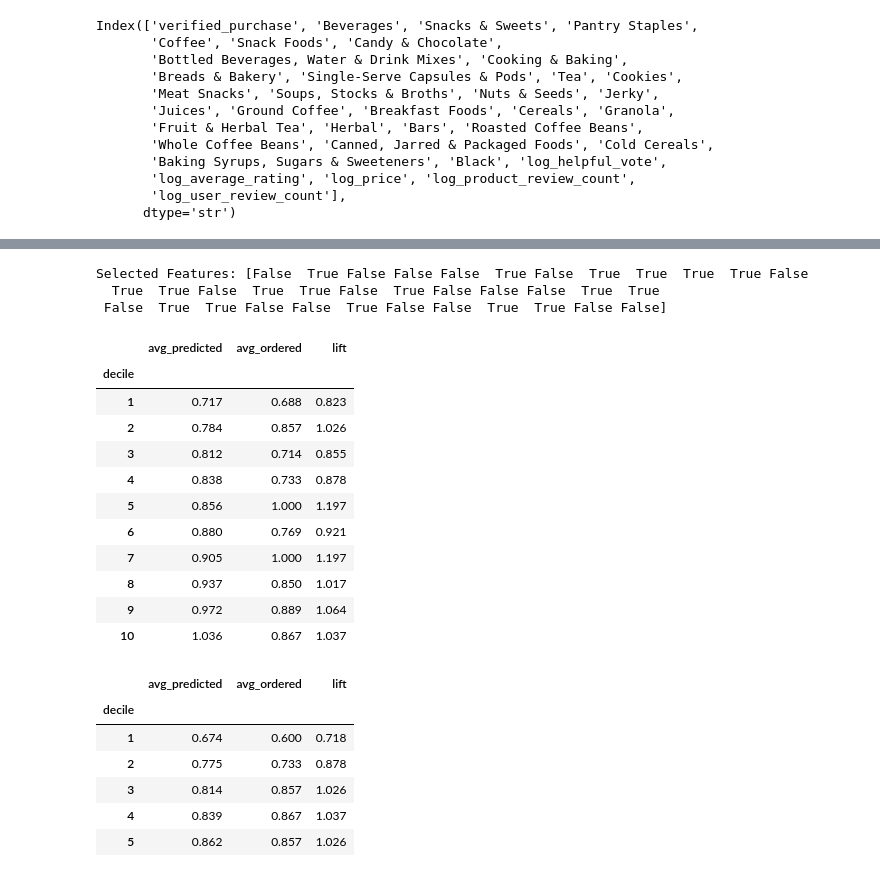
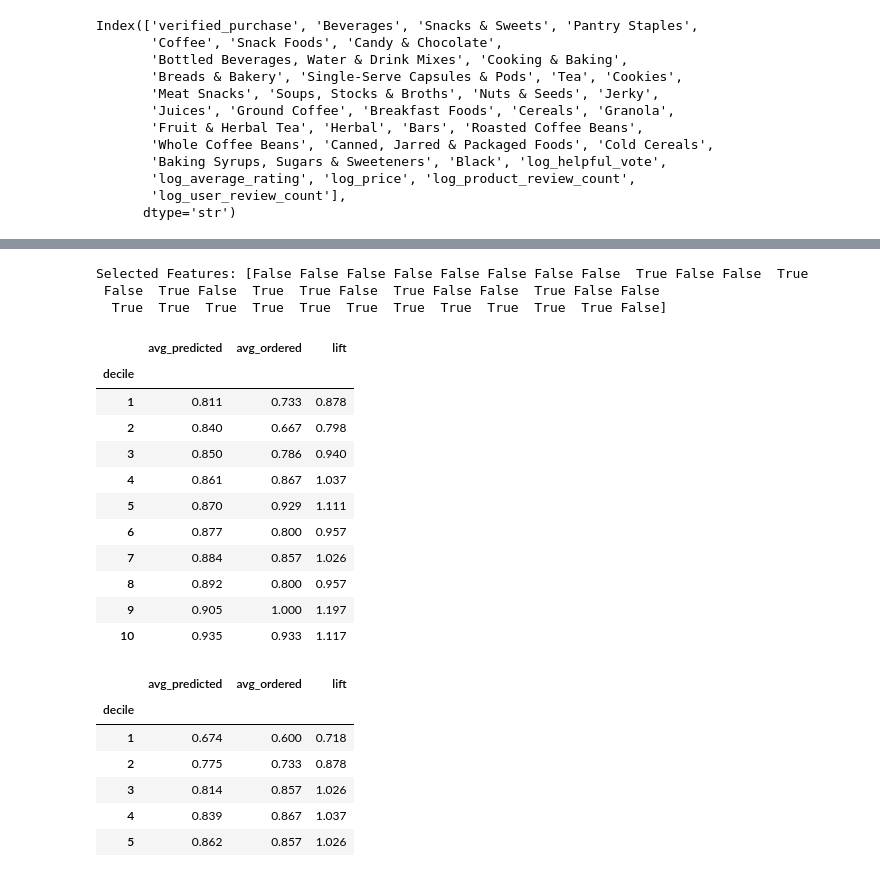
Before and after one commit to eghatzis0527/DX799---HW-Assignments, a Jupyter notebook: HW3.ipynb, the cells around one changed output, grey strips where cells are left out. Cells and saved outputs as stored; diff of their text form; code cells hidden in the pictures.

```diff
--- a/HW3.ipynb
+++ b/HW3.ipynb
@@ -227,7 +227,7 @@ X.head()
 X_train, X_test, y_train, y_test = train_test_split(X, y, test_size = 0.25, random_state = 42)
 
 # Alpha value came from hyperparameter tuning in Week 2
-model = Ridge(alpha = 0.03511191734215131)
+model = Ridge(alpha = 100)
 
 forward = SequentialFeatureSelector(model, direction = 'forward')
 
@@ -254,14 +254,16 @@ Index(['verified_purchase', 'Beverages', 'Snacks & Sweets', 'Pantry Staples',
        'log_user_review_count'],
       dtype='str')
 # %%
-X_train_forward = X_train[['Pantry Staples', 'Cooking & Baking', 'Tea', 'Meat Snacks', 'Nuts & Seeds', 'Jerky',
-'Ground Coffee', 'Fruit & Herbal Tea', 'Herbal', 'Roasted Coffee Beans', 'Whole Coffee Beans',
-'Canned, Jarred & Packaged Foods', 'Cold Cereals', 'Baking Syrups, Sugars & Sweeteners', 'Black', 'log_average_rating',
-'log_price', 'log_product_review_count']]
-X_test_forward = X_test[['Pantry Staples', 'Cooking & Baking', 'Tea', 'Meat Snacks', 'Nuts & Seeds', 'Jerky',
-'Ground Coffee', 'Fruit & Herbal Tea', 'Herbal', 'Roasted Coffee Beans', 'Whole Coffee Beans',
-'Canned, Jarred & Packaged Foods', 'Cold Cereals', 'Baking Syrups, Sugars & Sweeteners', 'Black', 'log_average_rating',
-'log_price', 'log_product_review_count']]
+X_train_forward = X_train[['Breads & Bakery', 'Cookies', 'Soups, Stocks & Broths', 'Jerky', 'Juices',
+                           'Breakfast Foods', 'Fruit & Herbal Tea', 'Roasted Coffee Beans', 'Whole Coffee Beans',
+                           'Canned, Jarred & Packaged Foods', 'Cold Cereals', 'Baking Syrups, Sugars & Sweeteners',
+                           'Black', 'log_helpful_vote', 'log_average_rating', 'log_price',
+                           'log_product_review_count', 'log_user_review_count']]
+X_test_forward = X_test[['Breads & Bakery', 'Cookies', 'Soups, Stocks & Broths', 'Jerky', 'Juices',
+                           'Breakfast Foods', 'Fruit & Herbal Tea', 'Roasted Coffee Beans', 'Whole Coffee Beans',
+                           'Canned, Jarred & Packaged Foods', 'Cold Cereals', 'Baking Syrups, Sugars & Sweeteners',
+                           'Black', 'log_helpful_vote', 'log_average_rating', 'log_price',
+                           'log_product_review_count', 'log_user_review_count']]
 
 model.fit(X_train_forward, y_train)
 
@@ -302,52 +304,54 @@ backward.fit(X_train, y_train)
 
 print(f'Selected Features: {backward.get_support()}')
 # %% [output]
-Selected Features: [False  True False False False  True False  True  True  True  True False
-  True  True False  True  True False  True False False False  True  True
- False  True  True False False  True False False  True  True False False]
+Selected Features: [False False False False False False False False  True False False  True
+ False  True False  True  True False  True False False  True False False
+  True  True  True  True  True  True  True  True  True  True  True False]
 # %%
-X_train_backward = X_train[['Beverages', 'Snack Foods', 'Bottled Beverages, Water & Drink Mixes', 'Cooking & Baking',
-                            'Breads & Bakery', 'Single-Serve Capsules & Pods', 'Cookies', 'Meat Snacks', 'Nuts & Seeds',
-                            'Jerky', 'Ground Coffee', 'Fruit & Herbal Tea', 'Herbal', 'Roasted Coffee Beans',
-                            'Whole Coffee Beans', 'Baking Syrups, Sugars & Sweeteners', 'log_average_rating', 'log_price']]
+X_train_backward = X_train[['Breads & Bakery', 'Cookies', 'Soups, Stocks & Broths', 'Jerky', 'Juices',
+                           'Breakfast Foods', 'Fruit & Herbal Tea', 'Roasted Coffee Beans', 'Whole Coffee Beans',
+                           'Canned, Jarred & Packaged Foods', 'Cold Cereals', 'Baking Syrups, Sugars & Sweeteners',
+                           'Black', 'log_helpful_vote', 'log_average_rating', 'log_price',
+                           'log_product_review_count', 'log_user_review_count']]
 
-X_test_backward = X_test[['Beverages', 'Snack Foods', 'Bottled Beverages, Water & Drink Mixes', 'Cooking & Baking',
-                            'Breads & Bakery', 'Single-Serve Capsules & Pods', 'Cookies', 'Meat Snacks', 'Nuts & Seeds',
-                            'Jerky', 'Ground Coffee', 'Fruit & Herbal Tea', 'Herbal', 'Roasted Coffee Beans',
-                            'Whole Coffee Beans', 'Baking Syrups, Sugars & Sweeteners', 'log_average_rating', 'log_price']]
+X_test_backward = X_test[['Breads & Bakery', 'Cookies', 'Soups, Stocks & Broths', 'Jerky', 'Juices',
+                           'Breakfast Foods', 'Fruit & Herbal Tea', 'Roasted Coffee Beans', 'Whole Coffee Beans',
+                           'Canned, Jarred & Packaged Foods', 'Cold Cereals', 'Baking Syrups, Sugars & Sweeteners',
+                           'Black', 'log_helpful_vote', 'log_average_rating', 'log_price',
+                           'log_product_review_count', 'log_user_review_count']]
 
 model.fit(X_train_backward, y_train)
 
 y_preds = model.predict(X_test_backward)
 
 values = pd.DataFrame({'Predicted' : y_preds, 'Actual' : y_test})
 
 values['decile'] = pd.qcut(values['Predicted'], q = 10, labels = False) + 1
 
 lift_table = values.groupby('decile').agg(avg_predicted = ('Predicted', 'mean'), avg_ordered = ('Actual', 'mean'))
 
 overall_ordered = y_test.mean()
 
 lift_table['lift'] = lift_table['avg_ordered']/overall_ordered
 
 lift_table['avg_predicted'] = lift_table['avg_predicted'].map(lambda x: f'{x:.3f}')
 lift_table['avg_ordered'] = lift_table['avg_ordered'].map(lambda x: f'{x:.3f}')
 lift_table['lift'] = lift_table['lift'].map(lambda x: f'{x:.3f}')
 
 lift_table
 # %% [output]
 |  | avg_predicted | avg_ordered | lift |
 | decile |  |  |  |
-| 1 | 0.717 | 0.688 | 0.823 |
-| 2 | 0.784 | 0.857 | 1.026 |
-| 3 | 0.812 | 0.714 | 0.855 |
-| 4 | 0.838 | 0.733 | 0.878 |
-| 5 | 0.856 | 1.000 | 1.197 |
-| 6 | 0.880 | 0.769 | 0.921 |
-| 7 | 0.905 | 1.000 | 1.197 |
-| 8 | 0.937 | 0.850 | 1.017 |
-| 9 | 0.972 | 0.889 | 1.064 |
-| 10 | 1.036 | 0.867 | 1.037 |
+| 1 | 0.811 | 0.733 | 0.878 |
+| 2 | 0.840 | 0.667 | 0.798 |
+| 3 | 0.850 | 0.786 | 0.940 |
+| 4 | 0.861 | 0.867 | 1.037 |
+| 5 | 0.870 | 0.929 | 1.111 |
+| 6 | 0.877 | 0.800 | 0.957 |
+| 7 | 0.884 | 0.857 | 1.026 |
+| 8 | 0.892 | 0.800 | 0.957 |
+| 9 | 0.905 | 1.000 | 1.197 |
+| 10 | 0.935 | 0.933 | 1.117 |
 # %%
 PLS_model = PLSRegression()
 
```
Also changed, not shown: parts of 10 cells of this notebook, 5 other files.
